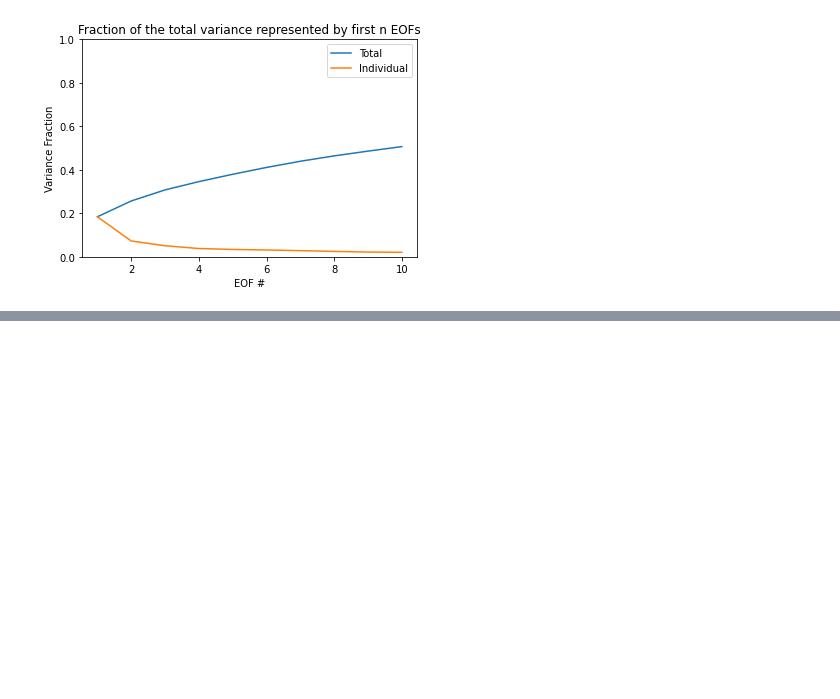
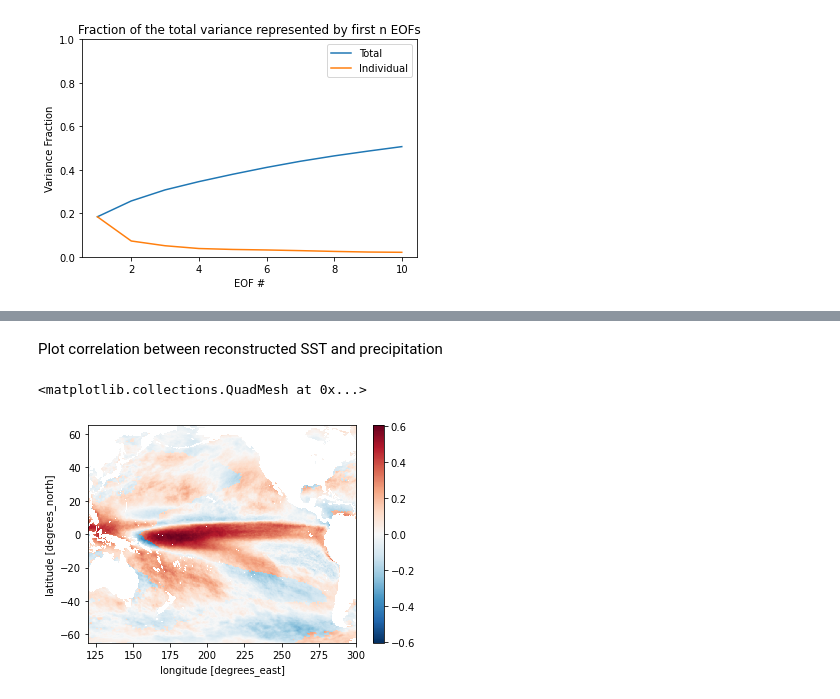
Before and after one commit to atmsillinois/time-series-and-eofs-MingshiYangUIUC, a Jupyter notebook: hw4.ipynb, the cells around one changed output, grey strips where cells are left out. Drawn from its saved outputs; the diff is of its cells as text; code cells hidden in the pictures; blank space fills up the shorter version.

```diff
--- a/hw4.ipynb
+++ b/hw4.ipynb
@@ -144,30 +154,34 @@ def detrend_dim(da, dim, deg=1):
     fit = xr.polyval(da[dim], p.polyfit_coefficients)
     return da - fit
 # %%
-t_anom_0 = xr.load_dataset('data/t_anomaly_sea.nc')['SSTK']
+t_anom_0 = xr.load_dataset("data/t_anomaly_sea.nc")["SSTK"]
 
-t_anom = detrend_dim(t_anom_0,'time')
-climatology_mean = t_anom.groupby('time.month').mean('time')
-climatology_std = t_anom.groupby('time.month').std('time')
+t_anom = detrend_dim(t_anom_0, "time")
+climatology_mean = t_anom.groupby("time.month").mean("time") # long term monthly mean
+climatology_std = t_anom.groupby("time.month").std("time") # standard deviation
 t_anom_std = xr.apply_ufunc(
-                                  lambda x, m, s: (x - m) / s,
-                                  t_anom.groupby('time.month'),
-                                  climatology_mean, climatology_std)
+    lambda x, m, s: (x - m) / s,
+    t_anom.groupby("time.month"),
+    climatology_mean,
+    climatology_std,
+)
 # %%
 t_anom_std.sel(time=t_anom_std.time[100]).plot()
 # %% [output]
 <matplotlib.collections.QuadMesh at 0x...>
 [figure]
 # %%
-p_anom_0 = xr.load_dataset('data/p_anomaly_sea.nc')['MTPR']
+p_anom_0 = xr.load_dataset("data/p_anomaly_sea.nc")["MTPR"]
 
-p_anom = detrend_dim(p_anom_0,'time')
-climatology_mean = p_anom.groupby('time.month').mean('time')
-climatology_std = p_anom.groupby('time.month').std('time')
+p_anom = detrend_dim(p_anom_0, "time")
+climatology_mean = p_anom.groupby("time.month").mean("time")
+climatology_std = p_anom.groupby("time.month").std("time")
 p_anom_std = xr.apply_ufunc(
-                                  lambda x, m, s: (x - m) / s,
-                                  p_anom.groupby('time.month'),
-                                  climatology_mean, climatology_std)
+    lambda x, m, s: (x - m) / s,
+    p_anom.groupby("time.month"),
+    climatology_mean,
+    climatology_std,
+)
 # %%
 p_anom_std.sel(time=p_anom_std.time[100]).plot()
 # %% [output]
@@ -214,4 +243,11 @@ corr.plot()
+# %% [markdown]
+Plot correlation between reconstructed SST and precipitation
 # %%
-p_anom_0 = xr.load_dataset('data/p_anomaly.nc')['MTPR']
-corr_p = xr.corr(solver.reconstructedField(1),p_anom_0,dim=('time'))
+p_anom_orig = xr.load_dataset("data/p_anomaly.nc")["MTPR"]
+# Total data is not available at this point
+# p_anom_orig = xr.load_dataset('data/p_total.nc')['MTPR']
+corr_p = xr.corr(solver.reconstructedField(1), p_anom_orig, dim=("time"))
 corr_p.plot()
+# %% [output]
+<matplotlib.collections.QuadMesh at 0x...>
+[figure, added]
```
Also changed, not shown: parts of 19 cells of this notebook.
